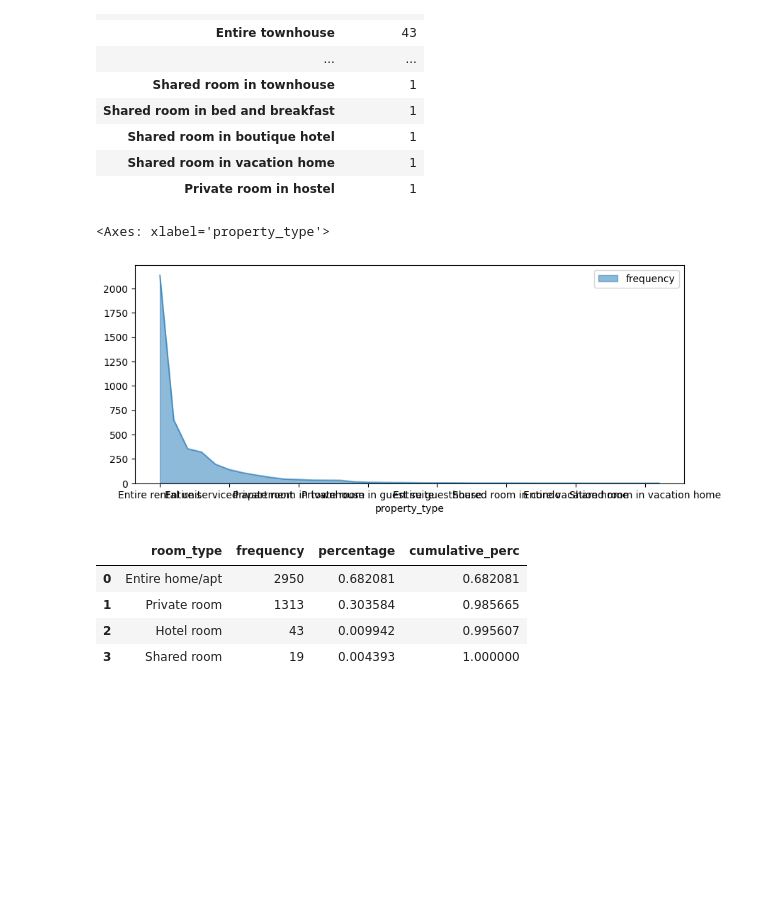
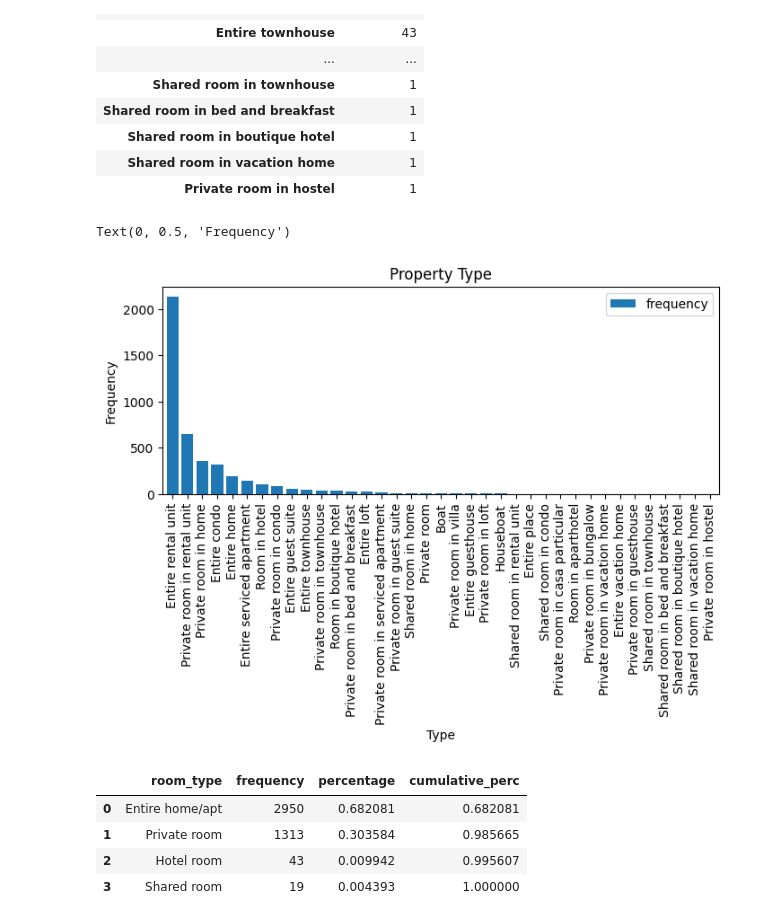
Before and after one commit to BetoxAlka/AnaliticaDatos_Equipo3, a Jupyter notebook: Actividad3-6/Act3_6_Boston.ipynb, the cells around one changed output. Drawn from its saved outputs; the diff is of its cells as text; code cells hidden in the pictures; blank space fills up the shorter version.

```diff
--- a/Actividad3-6/Act3_6_Boston.ipynb
+++ b/Actividad3-6/Act3_6_Boston.ipynb
@@ -724,11 +730,14 @@ filtro_index12
 | Shared room in vacation home | 1 |
 | Private room in hostel | 1 |
 # %%
-#Realizamos grafico de area del dataframe filtrado
-filtro_index12.plot(kind='area',figsize=(10,4),alpha=0.5)
+#Realizamos grafico de barras del dataframe filtrado
+filtro_index12.plot(kind='bar', width=0.8, figsize=(8,3))
+plt.title('Property Type')
+plt.xlabel('Type')
+plt.ylabel('Frequency')
 # %% [output]
-<Axes: xlabel='property_type'>
+Text(0, 0.5, 'Frequency')
-[figure, old version]
+[figure, new version]
 # %%
 #Obtengo un analisis univariado de la variable categorica
 table13 = freq_tbl(data['room_type'])
```
Also changed, not shown: parts of 42 cells of this notebook.
